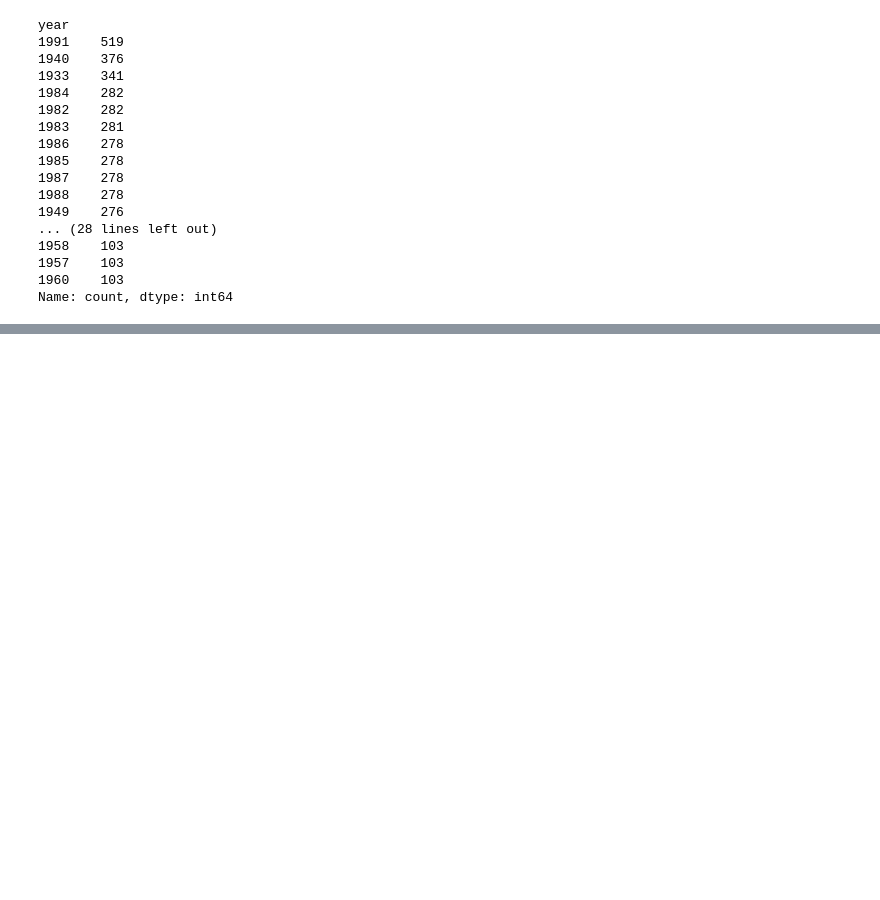
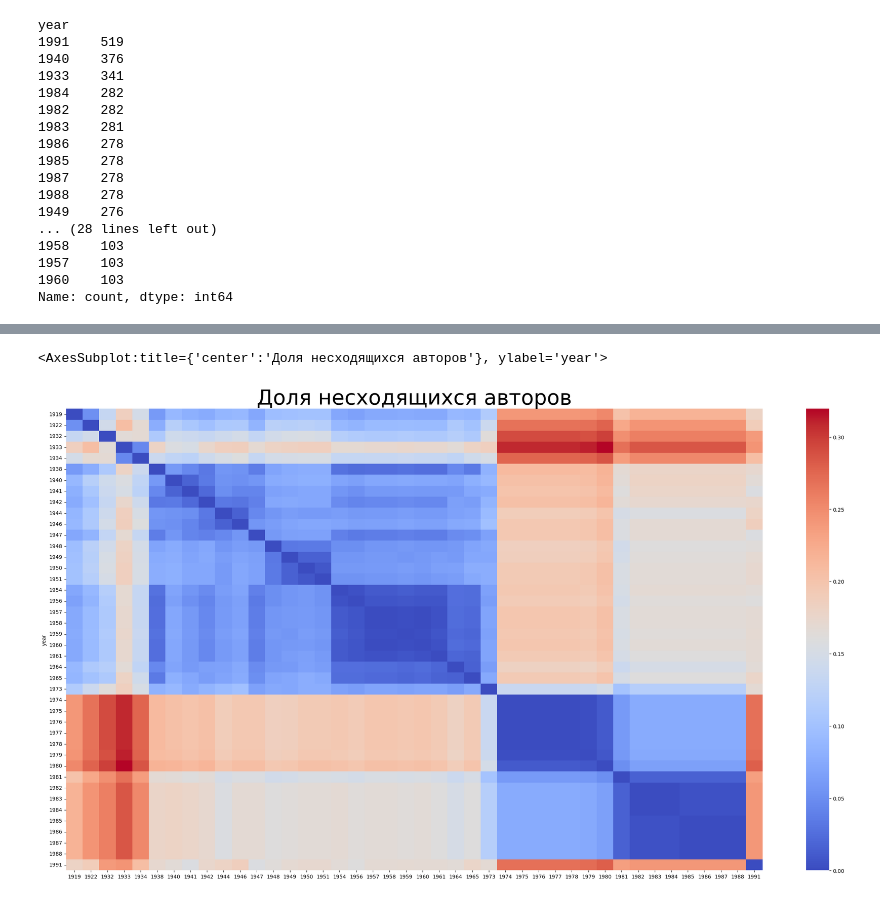
Before and after one commit to Nomendan/Spisok_chteniya, a Jupyter notebook: обработка и очистка.ipynb, the cells around one changed output, grey strips where cells are left out. Saved outputs shown, nothing was run; the diff lists cells and outputs as text; code cells hidden in the pictures; blank space fills up the shorter version.

```diff
--- a/обработка и очистка.ipynb
+++ b/обработка и очистка.ipynb
@@ -169,0 +416,3 @@ df
+# %%
+pivot_df = df_del.pivot_table(index='author', columns='year', values='title', aggfunc='count')
+pivot_df
@@ -169,0 +439,6 @@ df
+# %%
+for i in pivot_df.columns:
+    pivot_df[i] = pivot_df[i].apply(lambda x: 1 if x > 0 else 0)
+# %%
+for i in pivot_df.index.unique():
+    print(i)
@@ -169,0 +465,7 @@ df
+# %%
+data = {} # делаем матрицу, а потом датафрейм с долей несходящихся диагнозов
+for i in pivot_df.columns:
+    data[i] = []
+    for j in pivot_df.columns:
+        data[i].append(((pivot_df[i] - pivot_df[j])**2).sum()/len(pivot_df[1919]))
+dataf = pd.DataFrame(data, index = pivot_df.columns)
@@ -169,0 +494,9 @@ df
+# %%
+import seaborn as sns
+import matplotlib.pyplot as plt
+plt.figure(figsize=(30, 16))
+plt.title('Доля несходящихся авторов', fontsize = 40)
+sns.heatmap(dataf, cmap='coolwarm')
+# %% [output]
+<AxesSubplot:title={'center':'Доля несходящихся авторов'}, ylabel='year'>
+[figure, added]
```
Also changed, not shown: parts of 49 cells of this notebook, 3 other files.
